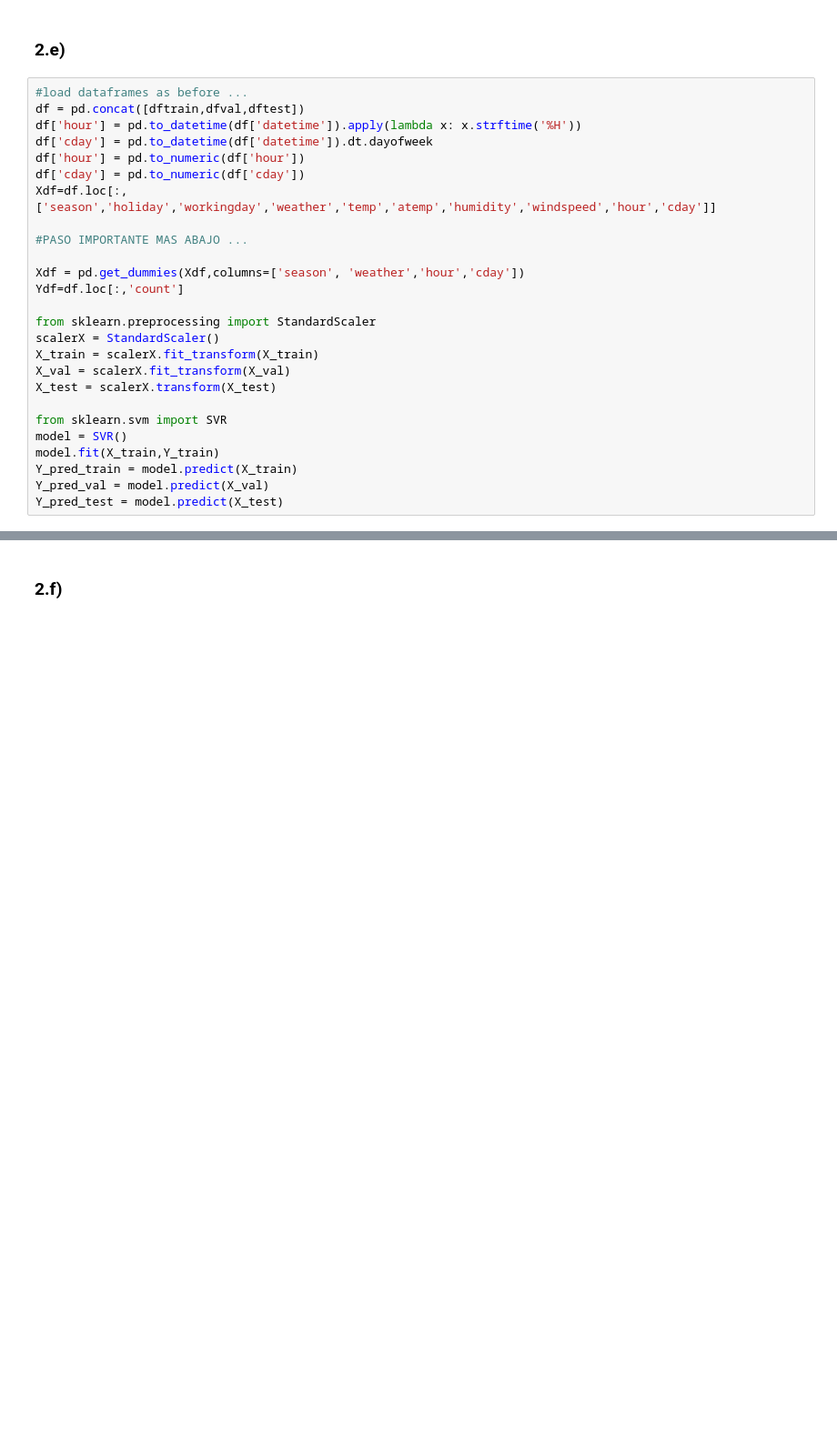
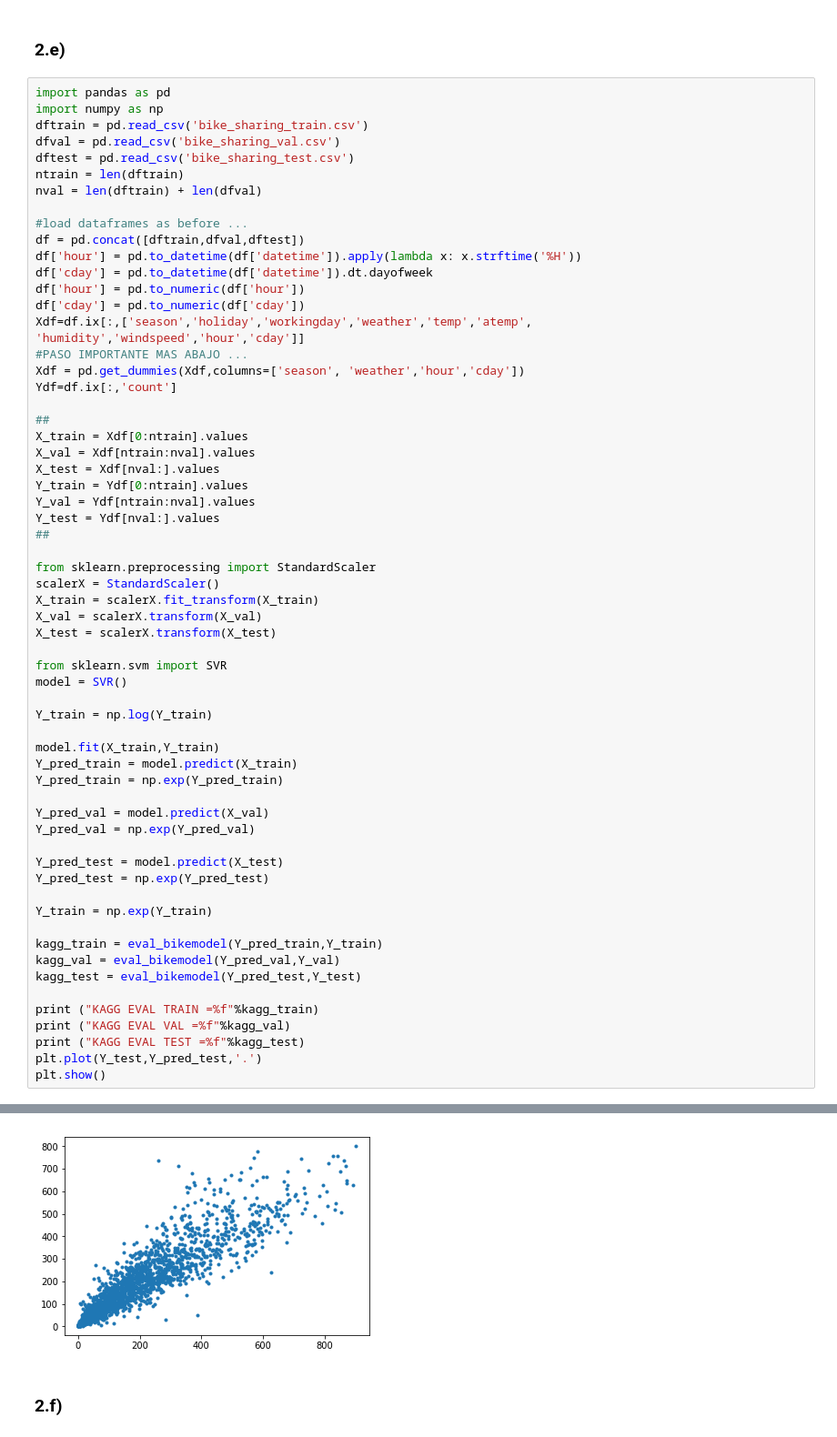
Before and after one commit to nicomero/tarea3maquinas, a Jupyter notebook: Tarea3.ipynb, the cells around one changed output, grey strips where cells are left out. Shown at 91% size. Cells and saved outputs as stored; diff of their text form; blank space fills up the shorter version.

```diff
--- a/Tarea3.ipynb
+++ b/Tarea3.ipynb
@@ -364,28 +441,65 @@ Xdf=df.ix[:,['season','holiday','workingday','weather','temp','atemp','humidity'
 # %% [markdown]
 ### 2.e)
 # %%
+import pandas as pd
+import numpy as np
+dftrain = pd.read_csv('bike_sharing_train.csv')
+dfval = pd.read_csv('bike_sharing_val.csv')
+dftest = pd.read_csv('bike_sharing_test.csv')
+ntrain = len(dftrain)
+nval = len(dftrain) + len(dfval)
+
 #load dataframes as before ...
 df = pd.concat([dftrain,dfval,dftest])
 df['hour'] = pd.to_datetime(df['datetime']).apply(lambda x: x.strftime('%H'))
 df['cday'] = pd.to_datetime(df['datetime']).dt.dayofweek
 df['hour'] = pd.to_numeric(df['hour'])
 df['cday'] = pd.to_numeric(df['cday'])
-Xdf=df.loc[:,['season','holiday','workingday','weather','temp','atemp','humidity','windspeed','hour','cday']]
+Xdf=df.ix[:,['season','holiday','workingday','weather','temp','atemp',
+'humidity','windspeed','hour','cday']]
+#PASO IMPORTANTE MAS ABAJO ...
+Xdf = pd.get_dummies(Xdf,columns=['season', 'weather','hour','cday'])
+Ydf=df.ix[:,'count']
 
-#PASO IMPORTANTE MAS ABAJO ...
-
-Xdf = pd.get_dummies(Xdf,columns=['season', 'weather','hour','cday'])
-Ydf=df.loc[:,'count']
+##
+X_train = Xdf[0:ntrain].values
+X_val = Xdf[ntrain:nval].values
+X_test = Xdf[nval:].values
+Y_train = Ydf[0:ntrain].values
+Y_val = Ydf[ntrain:nval].values
+Y_test = Ydf[nval:].values
+##
 
 from sklearn.preprocessing import StandardScaler
 scalerX = StandardScaler()
 X_train = scalerX.fit_transform(X_train)
-X_val = scalerX.fit_transform(X_val)
+X_val = scalerX.transform(X_val)
 X_test = scalerX.transform(X_test)
 
 from sklearn.svm import SVR
 model = SVR()
+
+Y_train = np.log(Y_train)
+
 model.fit(X_train,Y_train)
 Y_pred_train = model.predict(X_train)
+Y_pred_train = np.exp(Y_pred_train)
+
 Y_pred_val = model.predict(X_val)
+Y_pred_val = np.exp(Y_pred_val)
+
 Y_pred_test = model.predict(X_test)
+Y_pred_test = np.exp(Y_pred_test)
+
+Y_train = np.exp(Y_train)
+
+kagg_train = eval_bikemodel(Y_pred_train,Y_train)
+kagg_val = eval_bikemodel(Y_pred_val,Y_val)
+kagg_test = eval_bikemodel(Y_pred_test,Y_test)
+
+print ("KAGG EVAL TRAIN =%f"%kagg_train)
+print ("KAGG EVAL VAL =%f"%kagg_val)
+print ("KAGG EVAL TEST =%f"%kagg_test)
+plt.plot(Y_test,Y_pred_test,'.')
+plt.show()
+# %% [output]
@@ -392,3 +516,4 @@ Y_pred_test = model.predict(X_test)
+[figure, added]
 # %% [markdown]
 ### 2.f)
 # %%
```
Also changed, not shown: parts of 39 cells of this notebook, 1 other file.
